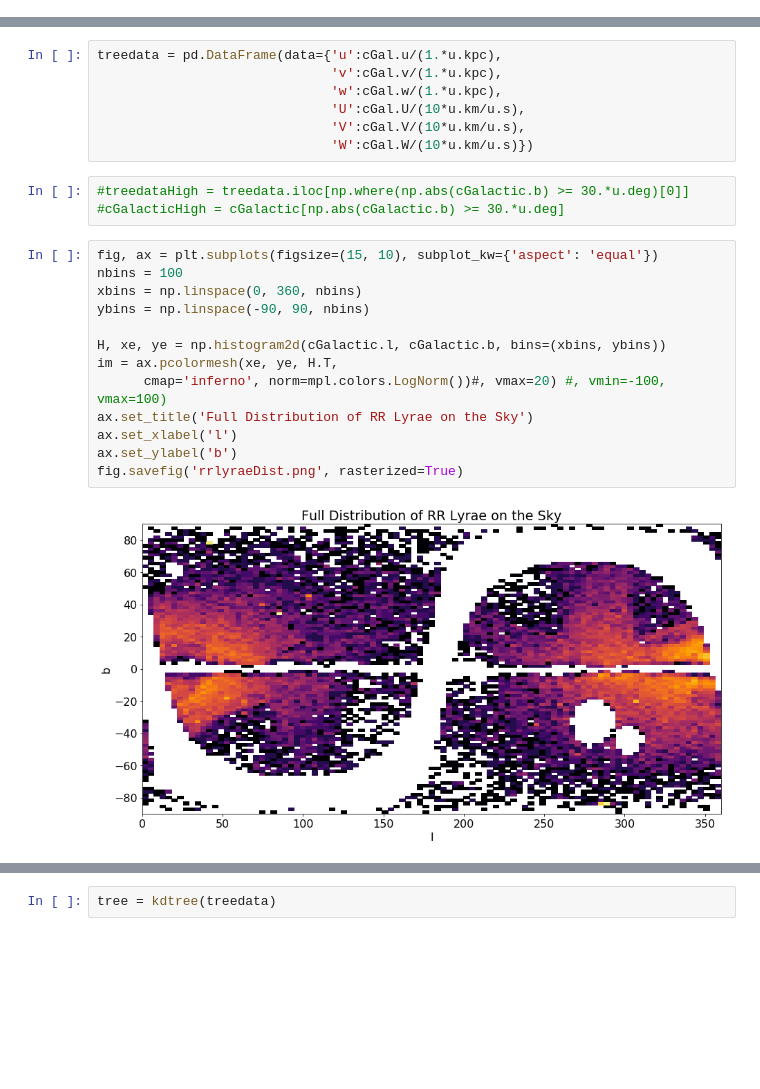
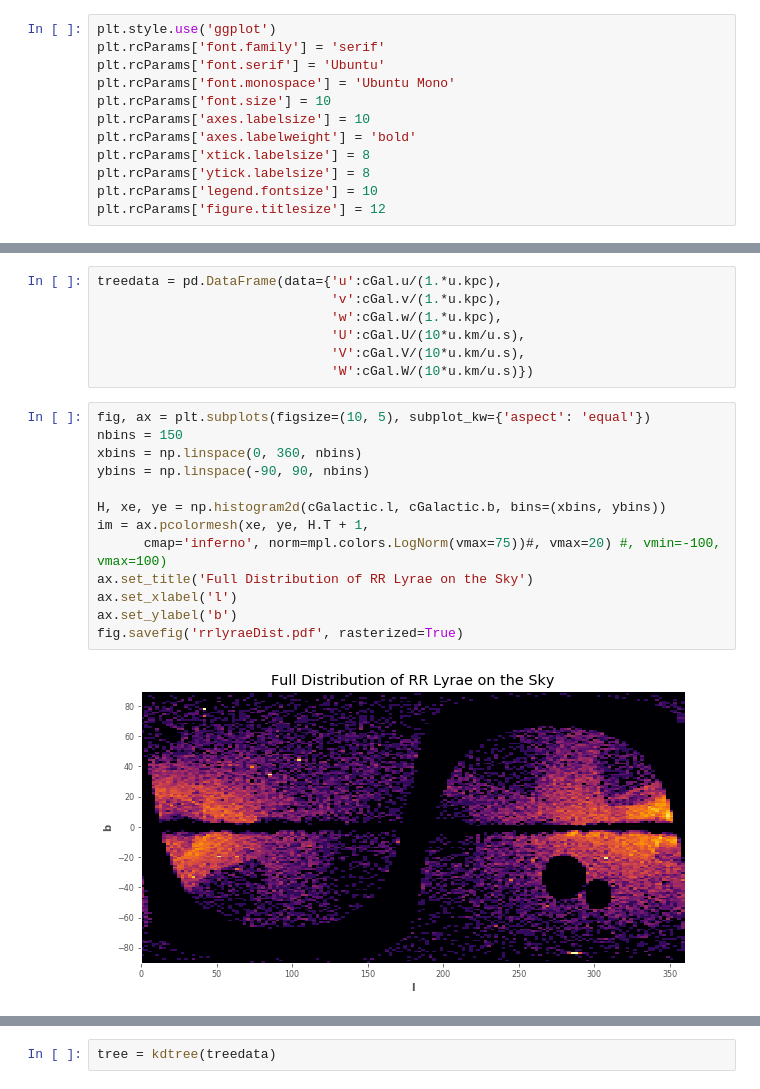
Before and after one commit to andersdot/gaiaDR2, a Jupyter notebook: rrTrees.ipynb, the cells around one changed output, grey strips where cells are left out. Saved outputs shown, nothing was run; the diff lists cells and outputs as text; blank space fills up the shorter version.

```diff
--- a/rrTrees.ipynb
+++ b/rrTrees.ipynb
@@ -11,3 +24,15 @@ import gala.coordinates as gc
+# %%
+plt.style.use('ggplot')
+plt.rcParams['font.family'] = 'serif'
+plt.rcParams['font.serif'] = 'Ubuntu'
+plt.rcParams['font.monospace'] = 'Ubuntu Mono'
+plt.rcParams['font.size'] = 10
+plt.rcParams['axes.labelsize'] = 10
+plt.rcParams['axes.labelweight'] = 'bold'
+plt.rcParams['xtick.labelsize'] = 8
+plt.rcParams['ytick.labelsize'] = 8
+plt.rcParams['legend.fontsize'] = 10
+plt.rcParams['figure.titlesize'] = 12
 # %%
 import numpy as np
 import scipy.stats
@@ -186,21 +257,18 @@ treedata = pd.DataFrame(data={'u':cGal.u/(1.*u.kpc),
                               'U':cGal.U/(10*u.km/u.s),
                               'V':cGal.V/(10*u.km/u.s),
                               'W':cGal.W/(10*u.km/u.s)})
-# %%
-#treedataHigh = treedata.iloc[np.where(np.abs(cGalactic.b) >= 30.*u.deg)[0]]
-#cGalacticHigh = cGalactic[np.abs(cGalactic.b) >= 30.*u.deg]
 # %%
-fig, ax = plt.subplots(figsize=(15, 10), subplot_kw={'aspect': 'equal'})
-nbins = 100
+fig, ax = plt.subplots(figsize=(10, 5), subplot_kw={'aspect': 'equal'})
+nbins = 150
 xbins = np.linspace(0, 360, nbins)
 ybins = np.linspace(-90, 90, nbins)
 
 H, xe, ye = np.histogram2d(cGalactic.l, cGalactic.b, bins=(xbins, ybins))
-im = ax.pcolormesh(xe, ye, H.T,
-      cmap='inferno', norm=mpl.colors.LogNorm())#, vmax=20) #, vmin=-100, vmax=100)
+im = ax.pcolormesh(xe, ye, H.T + 1,
+      cmap='inferno', norm=mpl.colors.LogNorm(vmax=75))#, vmax=20) #, vmin=-100, vmax=100)
 ax.set_title('Full Distribution of RR Lyrae on the Sky')
 ax.set_xlabel('l')
 ax.set_ylabel('b')
-fig.savefig('rrlyraeDist.png', rasterized=True)
+fig.savefig('rrlyraeDist.pdf', rasterized=True)
 # %% [output]
-[figure, old version]
+[figure, new version]
```
Also changed, not shown: parts of 58 cells of this notebook, 7 other files.
